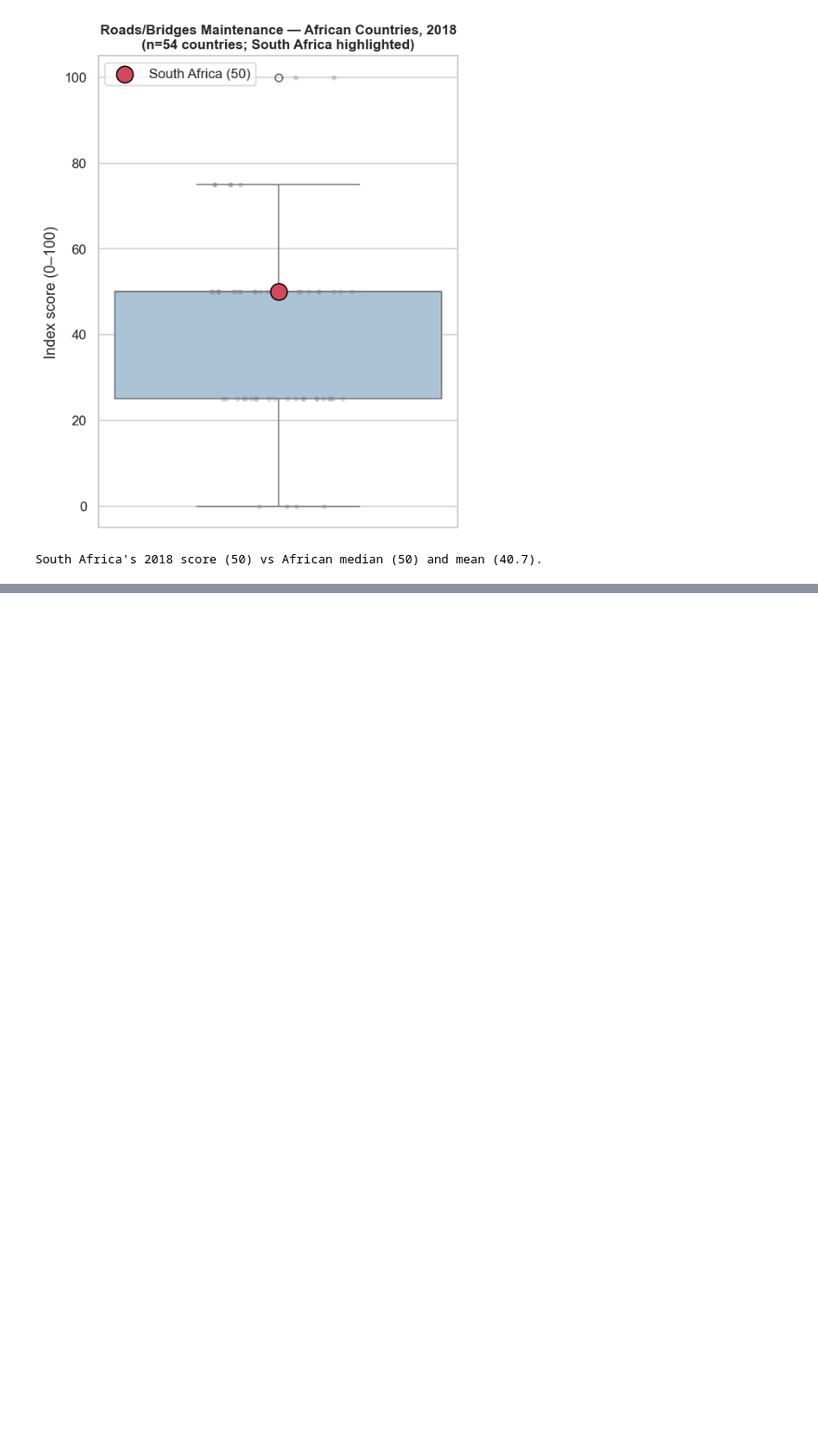
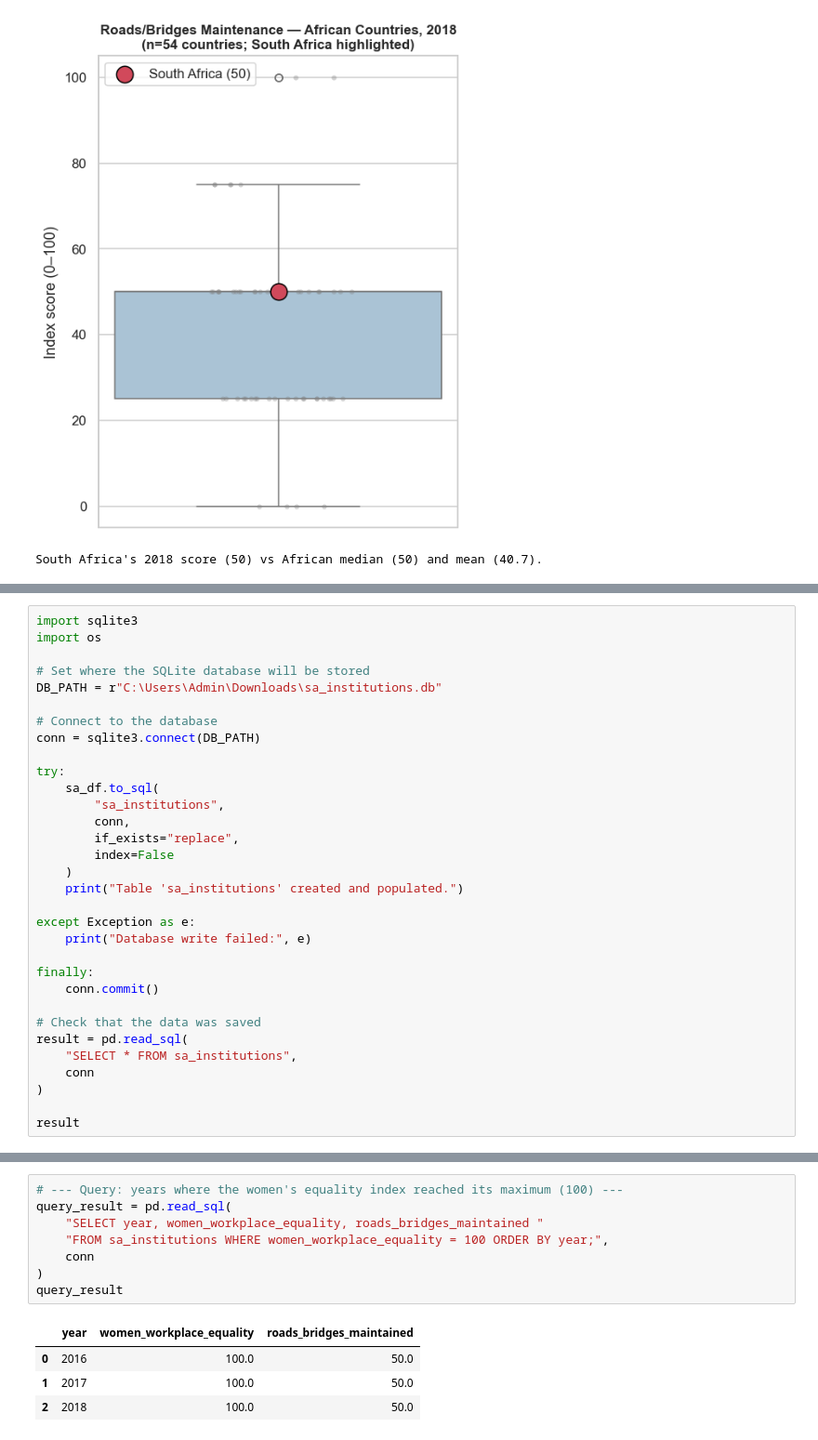
Before and after one commit to nshongane-eng/Peak_Perfomers_NDTA63, a Jupyter notebook: Peak_Perfomers_Assignment.ipynb, the cells around one changed output, grey strips where cells are left out. Shown at 93% size. Drawn from its saved outputs; the diff is of its cells as text; blank space fills up the shorter version.

```diff
--- a/Peak_Perfomers_Assignment.ipynb
+++ b/Peak_Perfomers_Assignment.ipynb
@@ -479,0 +484,32 @@ South Africa's 2018 score (50) vs African median (50) and mean (40.7).
+# %%
+import sqlite3
+import os
+
+# Set where the SQLite database will be stored
+DB_PATH = r"C:\Users\Admin\Downloads\sa_institutions.db"
+
+# Connect to the database
+conn = sqlite3.connect(DB_PATH)
+
+try:
+    sa_df.to_sql(
+        "sa_institutions",
+        conn,
+        if_exists="replace",
+        index=False
+    )
+    print("Table 'sa_institutions' created and populated.")
+
+except Exception as e:
+    print("Database write failed:", e)
+
+finally:
+    conn.commit()
+
+# Check that the data was saved
+result = pd.read_sql(
+    "SELECT * FROM sa_institutions",
+    conn
+)
+
+result
@@ -479,0 +524,13 @@ South Africa's 2018 score (50) vs African median (50) and mean (40.7).
+# %%
+# --- Query: years where the women's equality index reached its maximum (100) ---
+query_result = pd.read_sql(
+    "SELECT year, women_workplace_equality, roads_bridges_maintained "
+    "FROM sa_institutions WHERE women_workplace_equality = 100 ORDER BY year;",
+    conn
+)
+query_result
+# %% [output]
+|  | year | women_workplace_equality | roads_bridges_maintained |
+| 0 | 2016 | 100.0 | 50.0 |
+| 1 | 2017 | 100.0 | 50.0 |
+| 2 | 2018 | 100.0 | 50.0 |
```
Also changed, not shown: parts of 2 cells of this notebook.
